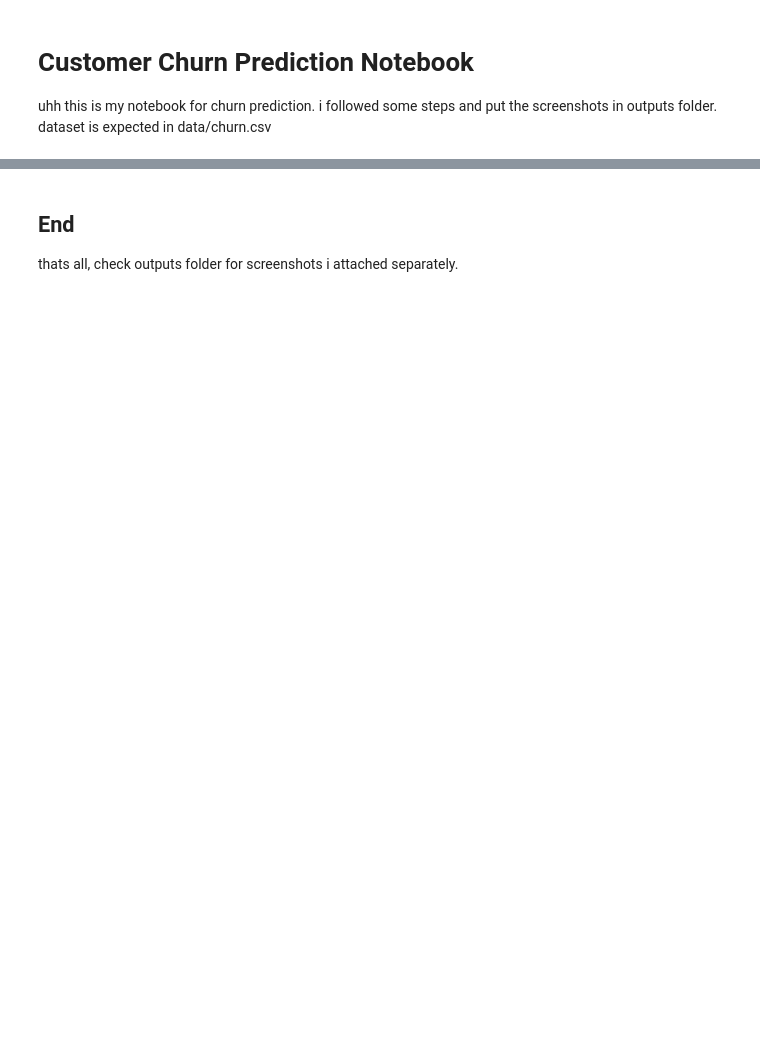
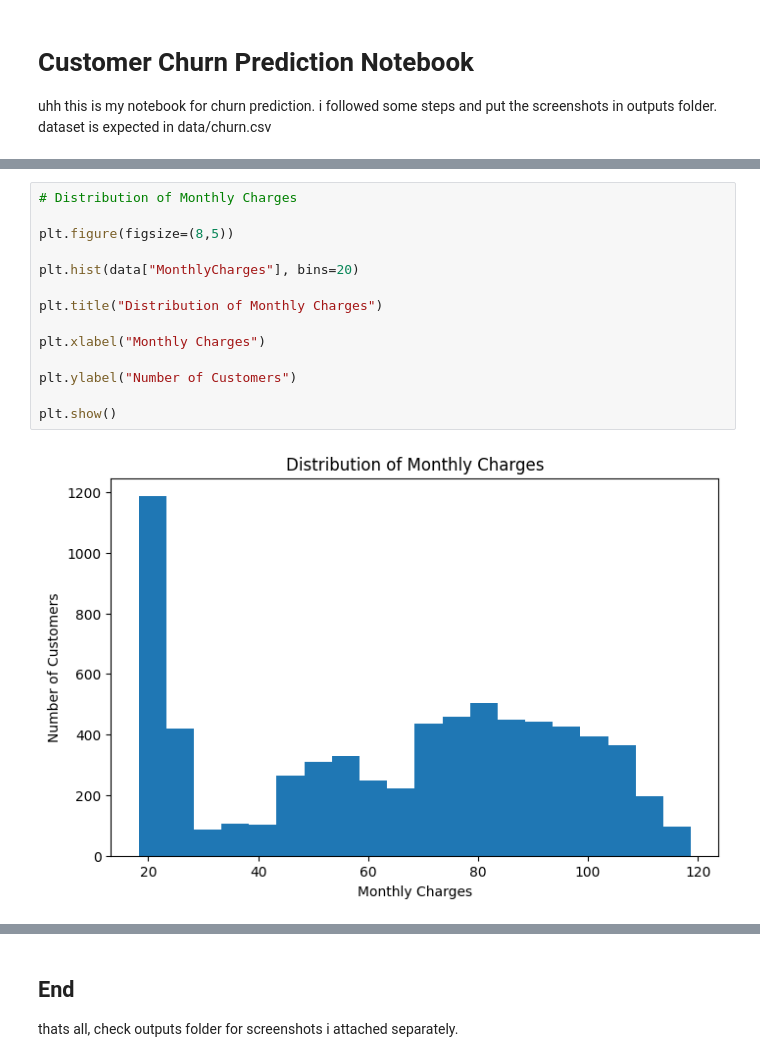
Before and after one commit to kuntlasrisahithi/customer-churn-prediction, a Jupyter notebook: churn_prediction.ipynb, the cells around one changed output, grey strips where cells are left out. Saved outputs shown, nothing was run; the diff lists cells and outputs as text; blank space fills up the shorter version.

```diff
--- a/churn_prediction.ipynb
+++ b/churn_prediction.ipynb
@@ -21,0 +131,16 @@ print(data.head())
+# %%
+# Distribution of Monthly Charges
+
+plt.figure(figsize=(8,5))
+
+plt.hist(data["MonthlyCharges"], bins=20)
+
+plt.title("Distribution of Monthly Charges")
+
+plt.xlabel("Monthly Charges")
+
+plt.ylabel("Number of Customers")
+
+plt.show()
+# %% [output]
+[figure, added]
```
Also changed, not shown: parts of 29 cells of this notebook, 9 other files.
